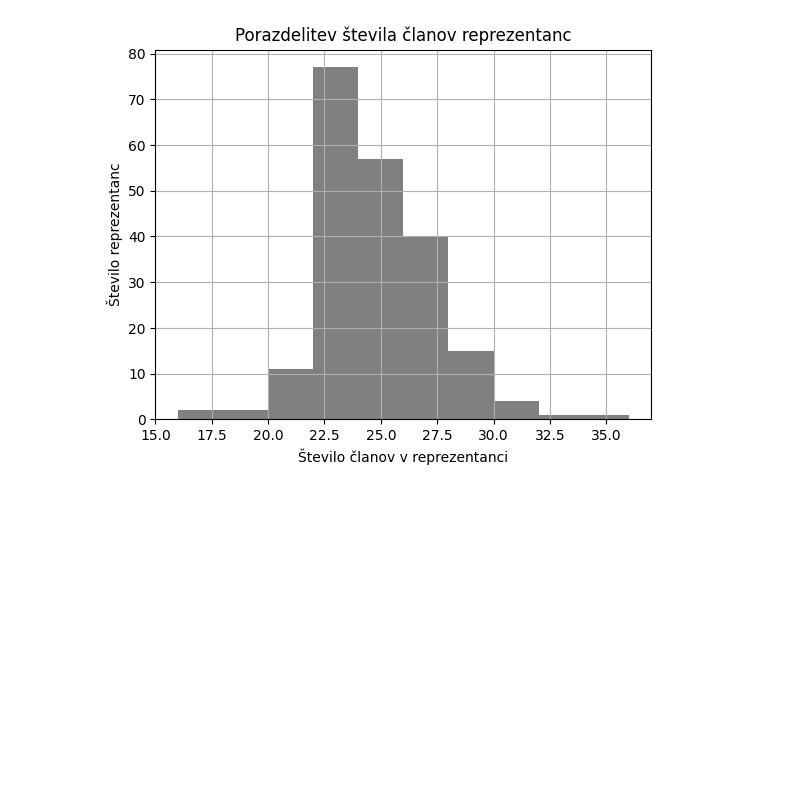
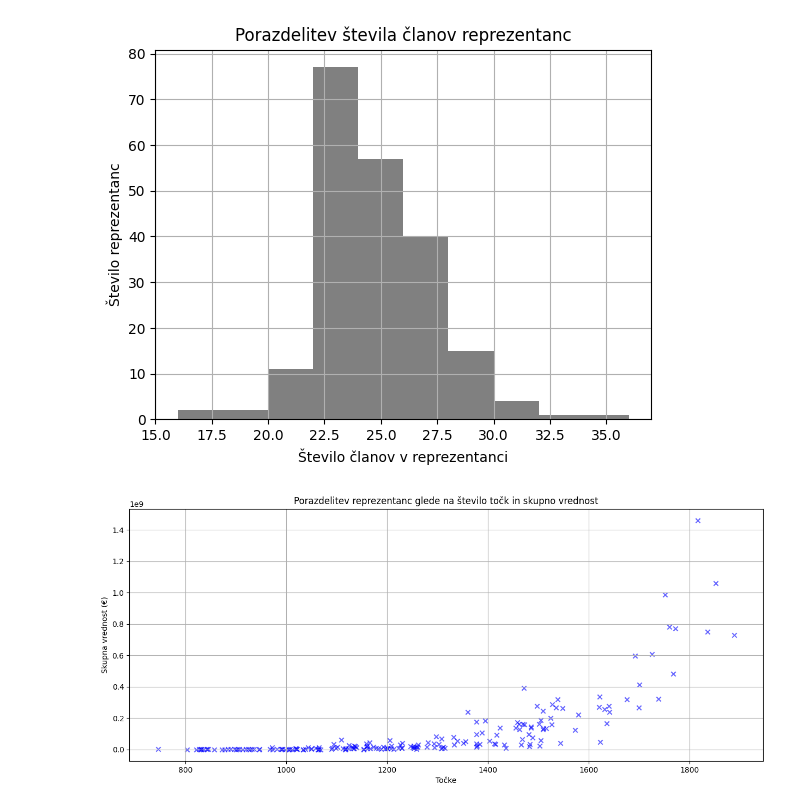
Before and after one commit to UrhVidecnik/UVP-Projektna-naloga, a Jupyter notebook: analiza.ipynb, the cells around one changed output. Cells and saved outputs as stored; diff of their text form; code cells hidden in the pictures; blank space fills up the shorter version.

```diff
--- a/analiza.ipynb
+++ b/analiza.ipynb
@@ -393,3 +393,14 @@ plt.ylabel('Število reprezentanc')
 plt.show()
 # %% [output]
 [figure]
+# %%
+# Ustvari graf za porazdelitev reprezentanc glede na 'Točke' in 'Skupna vrednost'
+plt.figure(figsize=(15, 6))
+plt.scatter(reprezentance_pobrisi['Točke'], reprezentance_pobrisi['Skupna vrednost (pretvorjena)'], color='blue', alpha=0.6, marker='x')
+plt.title('Porazdelitev reprezentanc glede na število točk in skupno vrednost')
+plt.xlabel('Točke')
+plt.ylabel('Skupna vrednost (€)')
+plt.grid(True)
+plt.show()
+# %% [output]
+[figure, added]
```
